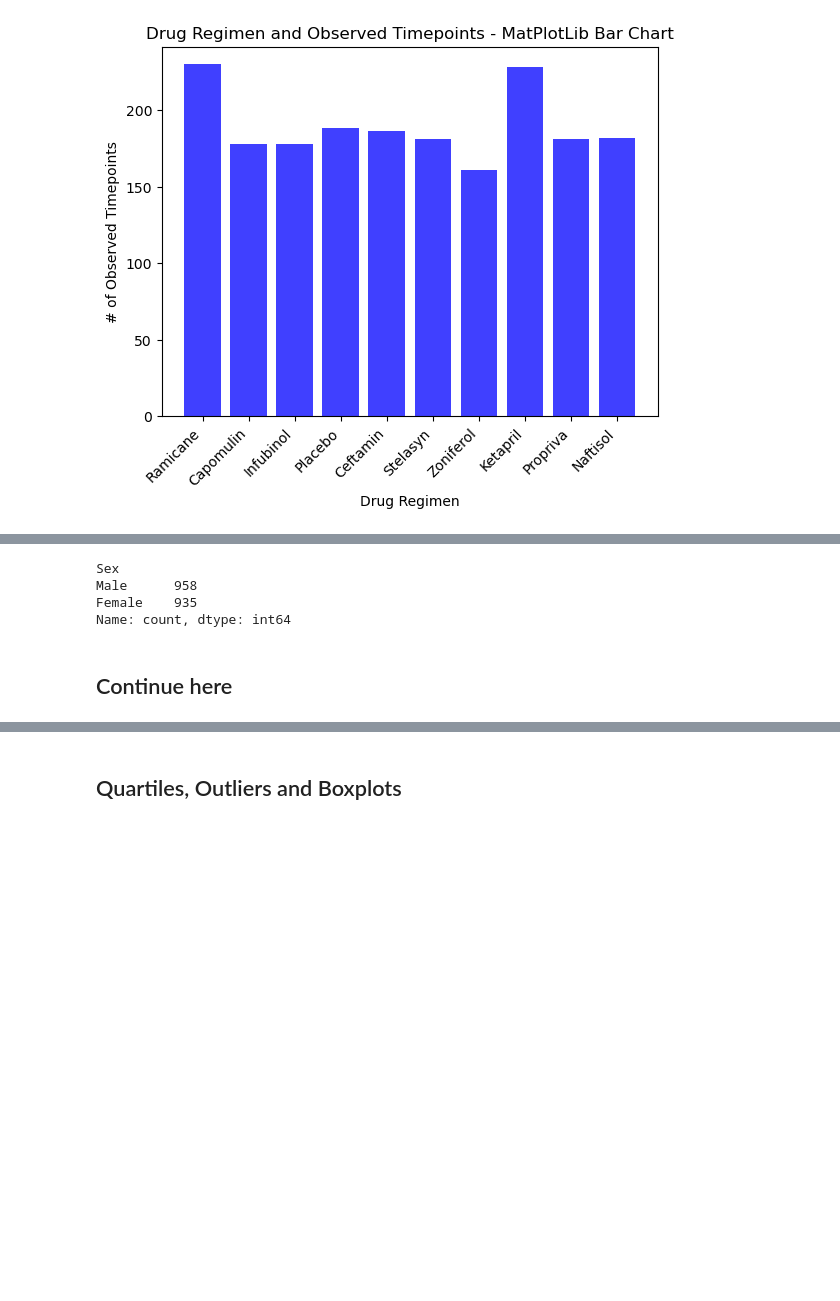
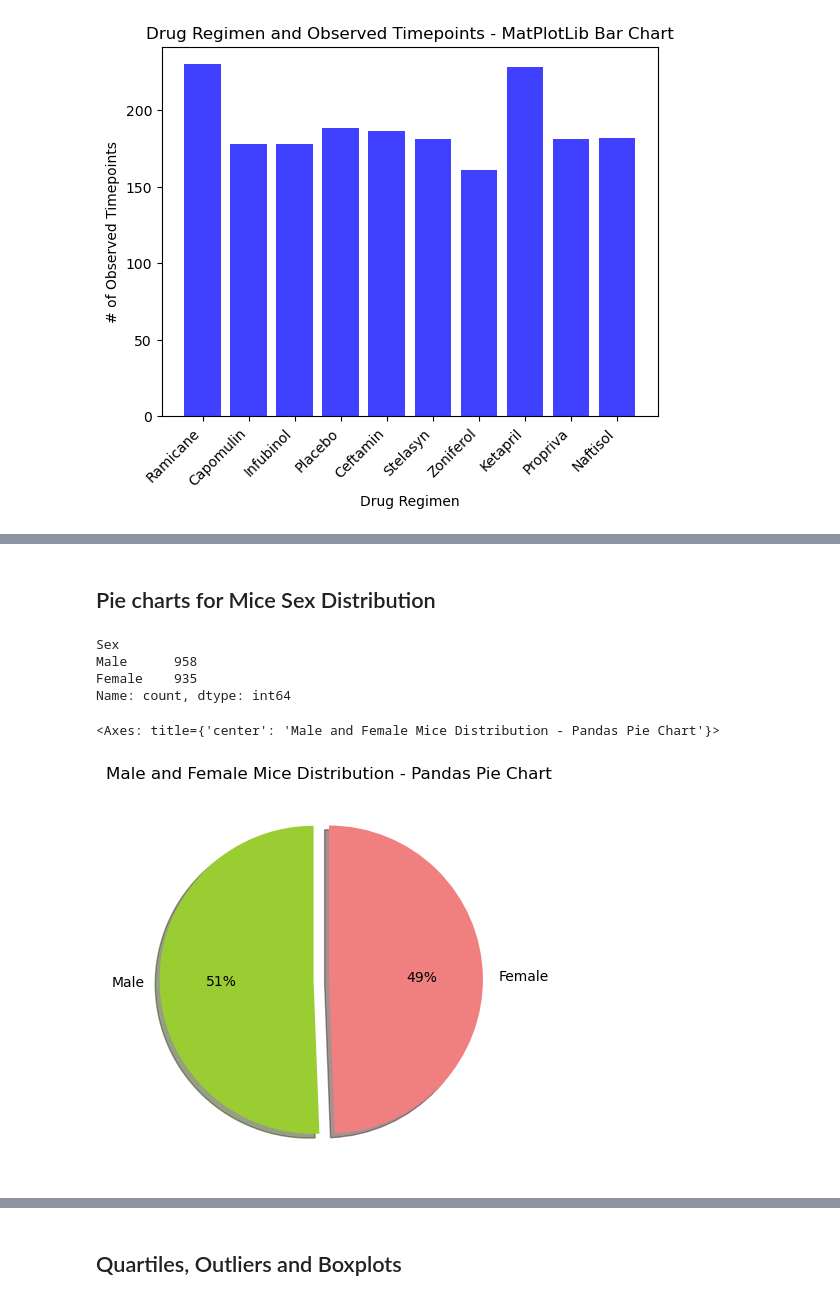
Before and after one commit to AmiableWookie/MatPlotLib_Challenge, a Jupyter notebook: Starter_Code/Pymaceuticals/pymaceuticals_starter.ipynb, the cells around one changed output, grey strips where cells are left out. Saved outputs shown, nothing was run; the diff lists cells and outputs as text; code cells hidden in the pictures; blank space fills up the shorter version.

```diff
--- a/Starter_Code/Pymaceuticals/pymaceuticals_starter.ipynb
+++ b/Starter_Code/Pymaceuticals/pymaceuticals_starter.ipynb
@@ -280,3 +278,5 @@ plt.show()
+# %% [markdown]
+## Pie charts for Mice Sex Distribution
 # %%
 # Collect the data for the pie plots
 mice_sex = recombined_data["Sex"].value_counts()
@@ -286,5 +286,12 @@ Sex
 Male      958
 Female    935
 Name: count, dtype: int64
-# %% [markdown]
-## Continue here
+# %%
+# Generate a pie plot showing the distribution of female versus male mice using Pandas
+plt.title("Male and Female Mice Distribution - Pandas Pie Chart")
+piecolors = ['yellowgreen', 'lightcoral']
+explode = [0.1, 0]
+mice_sex.plot.pie(y='mice_sex', ylabel='', figsize=(5,5), autopct='%1.0f%%', colors=piecolors, explode=explode, shadow=True, startangle=90)
+# %% [output]
+<Axes: title={'center': 'Male and Female Mice Distribution - Pandas Pie Chart'}>
+[figure, added]
```
Also changed, not shown: parts of 16 cells of this notebook.
